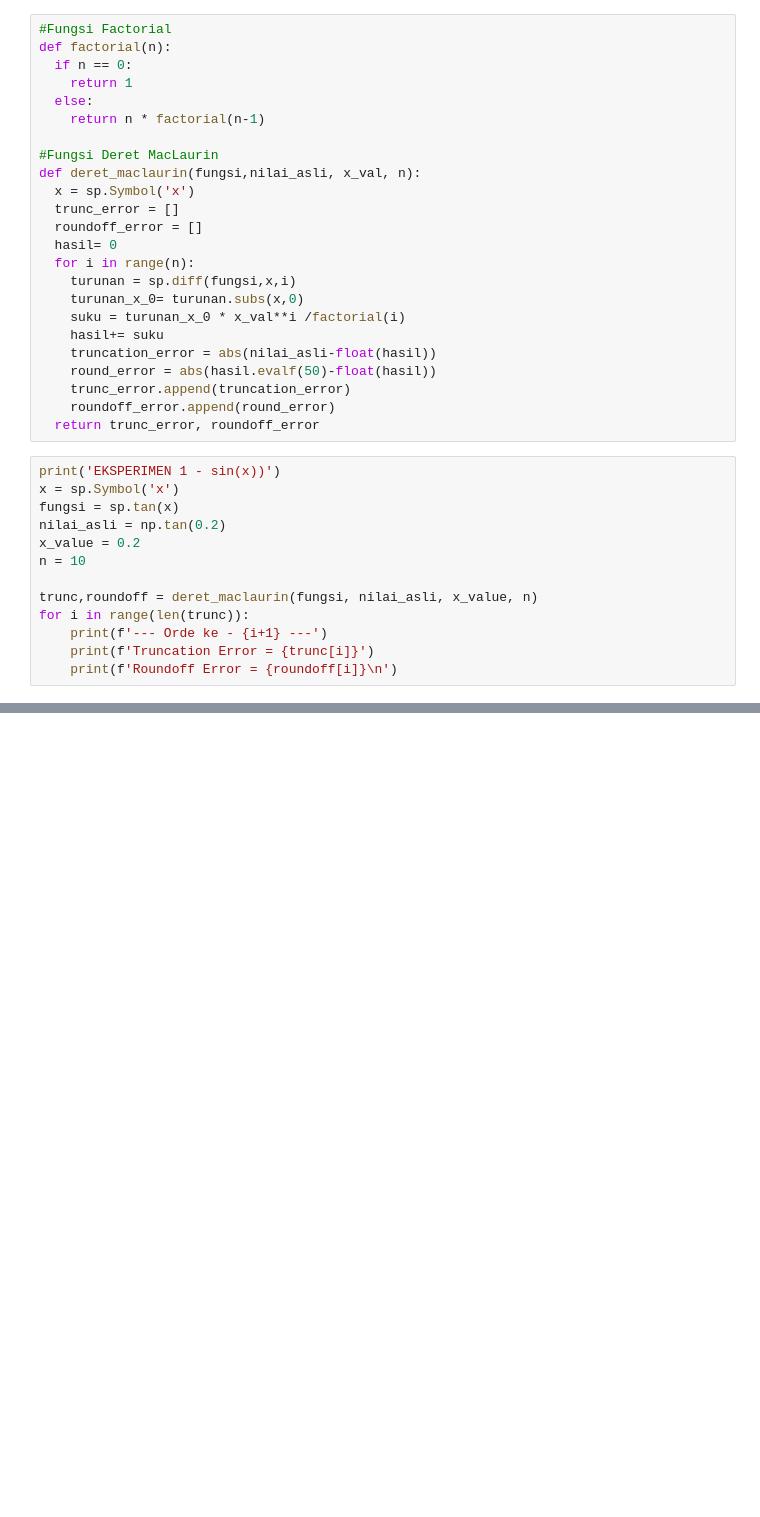
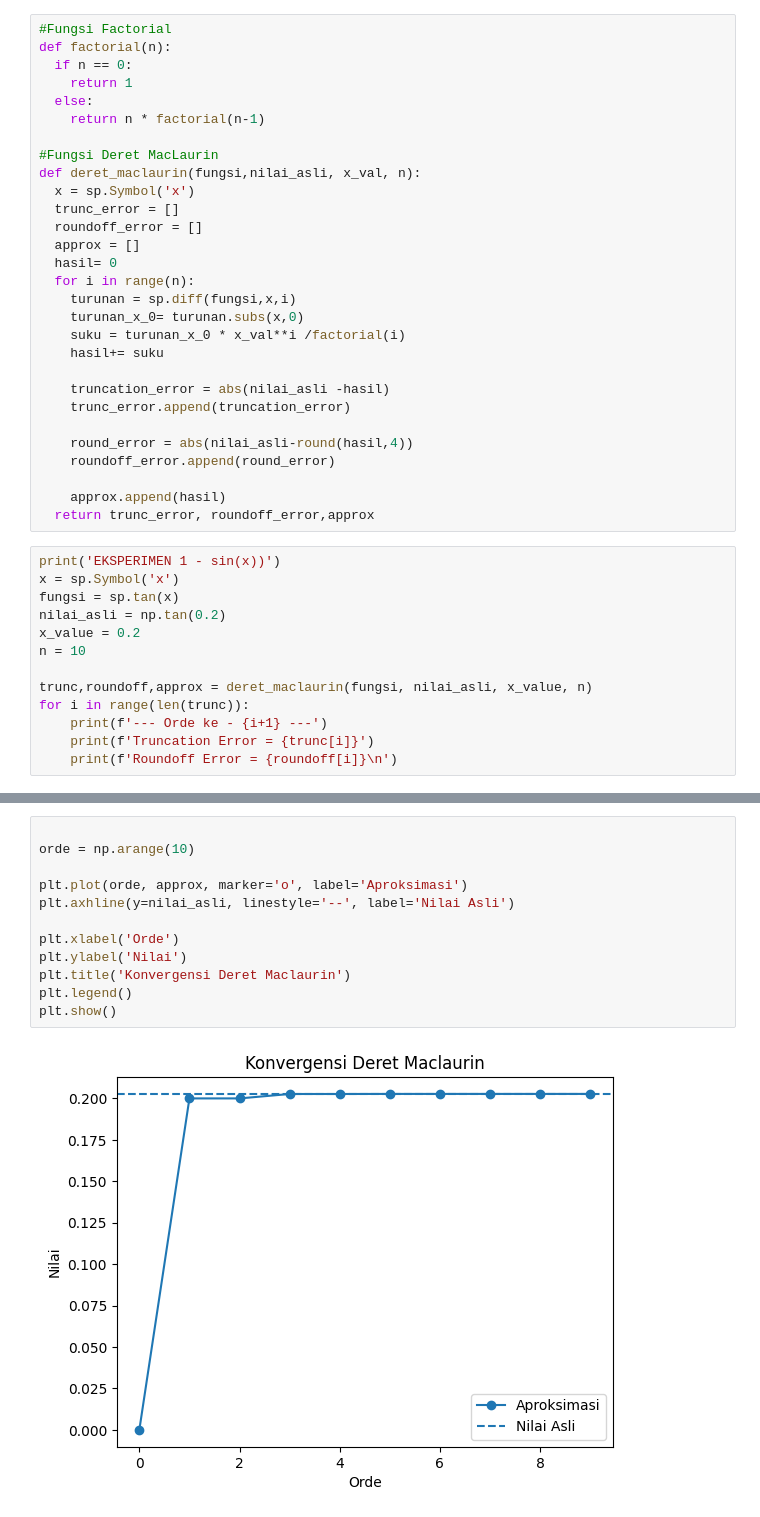
Before and after one commit to 404visco/IoT-Kelompok9, a Jupyter notebook: kelompok_galat.ipynb, the cells around one changed output, grey strips where cells are left out. Drawn from its saved outputs; the diff is of its cells as text; blank space fills up the shorter version.

```diff
--- a/kelompok_galat.ipynb
+++ b/kelompok_galat.ipynb
@@ -15,17 +16,22 @@ def deret_maclaurin(fungsi,nilai_asli, x_val, n):
   x = sp.Symbol('x')
   trunc_error = []
   roundoff_error = []
+  approx = []
   hasil= 0
   for i in range(n):
     turunan = sp.diff(fungsi,x,i)
     turunan_x_0= turunan.subs(x,0)
     suku = turunan_x_0 * x_val**i /factorial(i)
     hasil+= suku
-    truncation_error = abs(nilai_asli-float(hasil))
-    round_error = abs(hasil.evalf(50)-float(hasil))
+
+    truncation_error = abs(nilai_asli -hasil)
     trunc_error.append(truncation_error)
+
+    round_error = abs(nilai_asli-round(hasil,4))
     roundoff_error.append(round_error)
-  return trunc_error, roundoff_error
+
+    approx.append(hasil)
+  return trunc_error, roundoff_error,approx
 # %%
 print('EKSPERIMEN 1 - sin(x))')
 x = sp.Symbol('x')
@@ -34,7 +40,7 @@ nilai_asli = np.tan(0.2)
 x_value = 0.2
 n = 10
 
-trunc,roundoff = deret_maclaurin(fungsi, nilai_asli, x_value, n)
+trunc,roundoff,approx = deret_maclaurin(fungsi, nilai_asli, x_value, n)
 for i in range(len(trunc)):
     print(f'--- Orde ke - {i+1} ---')
     print(f'Truncation Error = {trunc[i]}')
@@ -60,3 +66,17 @@ Roundoff Error = 0
+# %%
+
+orde = np.arange(10)
+
+plt.plot(orde, approx, marker='o', label='Aproksimasi')
+plt.axhline(y=nilai_asli, linestyle='--', label='Nilai Asli')
+
+plt.xlabel('Orde')
+plt.ylabel('Nilai')
+plt.title('Konvergensi Deret Maclaurin')
+plt.legend()
+plt.show()
+# %% [output]
+[figure, added]
 # %%
 print('EKSPERIMEN 2 - 1/(1-2x)')
 x =sp.Symbol('x')
```
Also changed, not shown: parts of 5 cells of this notebook.
